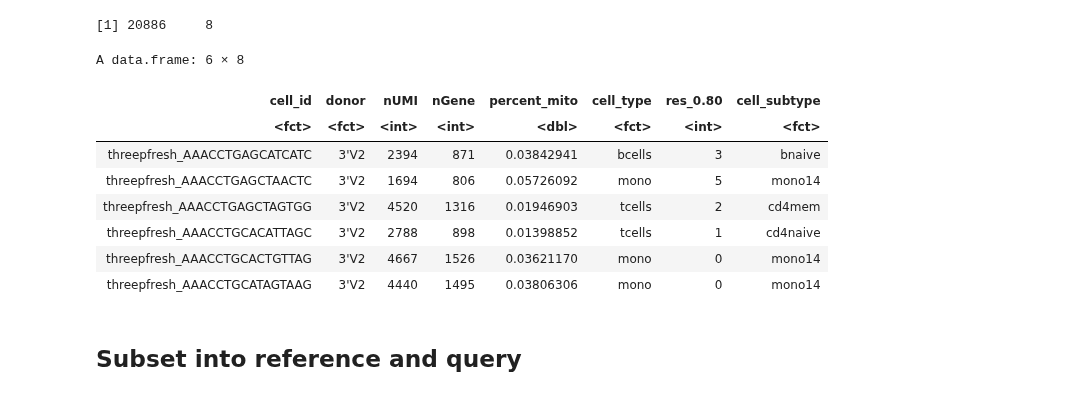
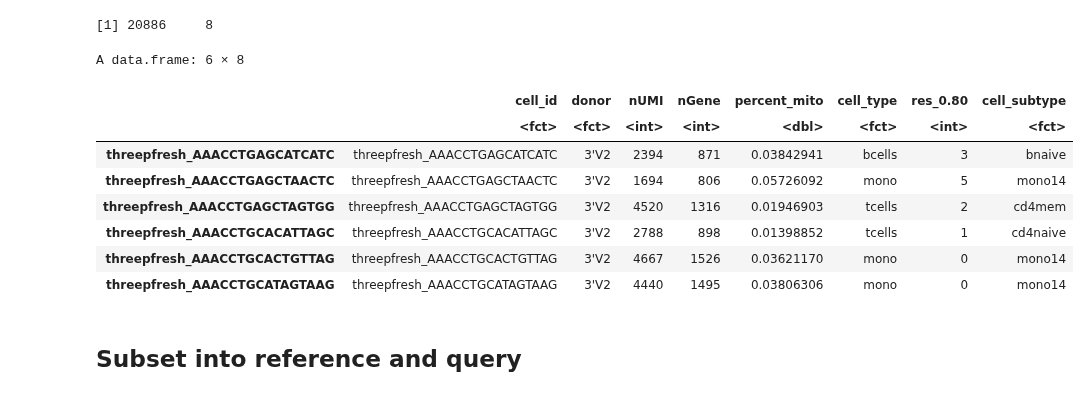
Before and after one commit to immunogenomics/symphony, a Jupyter notebook: vignettes/pbmcs_tutorial.ipynb, the cells around one changed output. Cells and saved outputs as stored; diff of their text form; code cells hidden in the pictures.

```diff
--- a/vignettes/pbmcs_tutorial.ipynb
+++ b/vignettes/pbmcs_tutorial.ipynb
@@ -29,17 +29,18 @@ dim(metadata)
 # %%
 #rename the datasets
 metadata$donor = recode(metadata$donor, fivePrime = "5'", threepfresh = "3'V2", threepv1 = "3'V1")
+rownames(metadata) = metadata$cell_id
 head(metadata)
 # %% [output]
 A data.frame: 6 × 8
-| cell_id | donor | nUMI | nGene | percent_mito | cell_type | res_0.80 | cell_subtype |
-| <fct> | <fct> | <int> | <int> | <dbl> | <fct> | <int> | <fct> |
-| threepfresh_AAACCTGAGCATCATC | 3'V2 | 2394 | 871 | 0.03842941 | bcells | 3 | bnaive |
-| threepfresh_AAACCTGAGCTAACTC | 3'V2 | 1694 | 806 | 0.05726092 | mono | 5 | mono14 |
-| threepfresh_AAACCTGAGCTAGTGG | 3'V2 | 4520 | 1316 | 0.01946903 | tcells | 2 | cd4mem |
-| threepfresh_AAACCTGCACATTAGC | 3'V2 | 2788 | 898 | 0.01398852 | tcells | 1 | cd4naive |
-| threepfresh_AAACCTGCACTGTTAG | 3'V2 | 4667 | 1526 | 0.03621170 | mono | 0 | mono14 |
-| threepfresh_AAACCTGCATAGTAAG | 3'V2 | 4440 | 1495 | 0.03806306 | mono | 0 | mono14 |
+|  | cell_id | donor | nUMI | nGene | percent_mito | cell_type | res_0.80 | cell_subtype |
+|  | <fct> | <fct> | <int> | <int> | <dbl> | <fct> | <int> | <fct> |
+| threepfresh_AAACCTGAGCATCATC | threepfresh_AAACCTGAGCATCATC | 3'V2 | 2394 | 871 | 0.03842941 | bcells | 3 | bnaive |
+| threepfresh_AAACCTGAGCTAACTC | threepfresh_AAACCTGAGCTAACTC | 3'V2 | 1694 | 806 | 0.05726092 | mono | 5 | mono14 |
+| threepfresh_AAACCTGAGCTAGTGG | threepfresh_AAACCTGAGCTAGTGG | 3'V2 | 4520 | 1316 | 0.01946903 | tcells | 2 | cd4mem |
+| threepfresh_AAACCTGCACATTAGC | threepfresh_AAACCTGCACATTAGC | 3'V2 | 2788 | 898 | 0.01398852 | tcells | 1 | cd4naive |
+| threepfresh_AAACCTGCACTGTTAG | threepfresh_AAACCTGCACTGTTAG | 3'V2 | 4667 | 1526 | 0.03621170 | mono | 0 | mono14 |
+| threepfresh_AAACCTGCATAGTAAG | threepfresh_AAACCTGCATAGTAAG | 3'V2 | 4440 | 1495 | 0.03806306 | mono | 0 | mono14 |
 # %% [markdown]
 ## Subset into reference and query
 # %%
```
Also changed, not shown: parts of 30 cells of this notebook.
